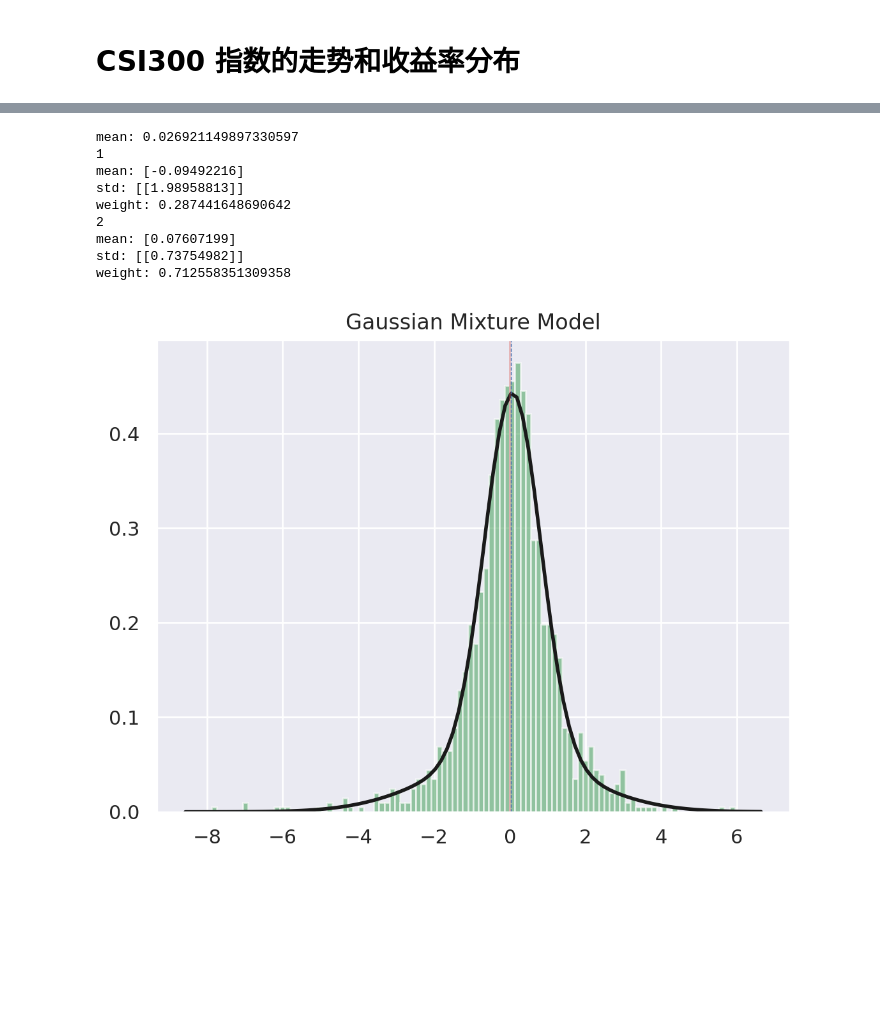
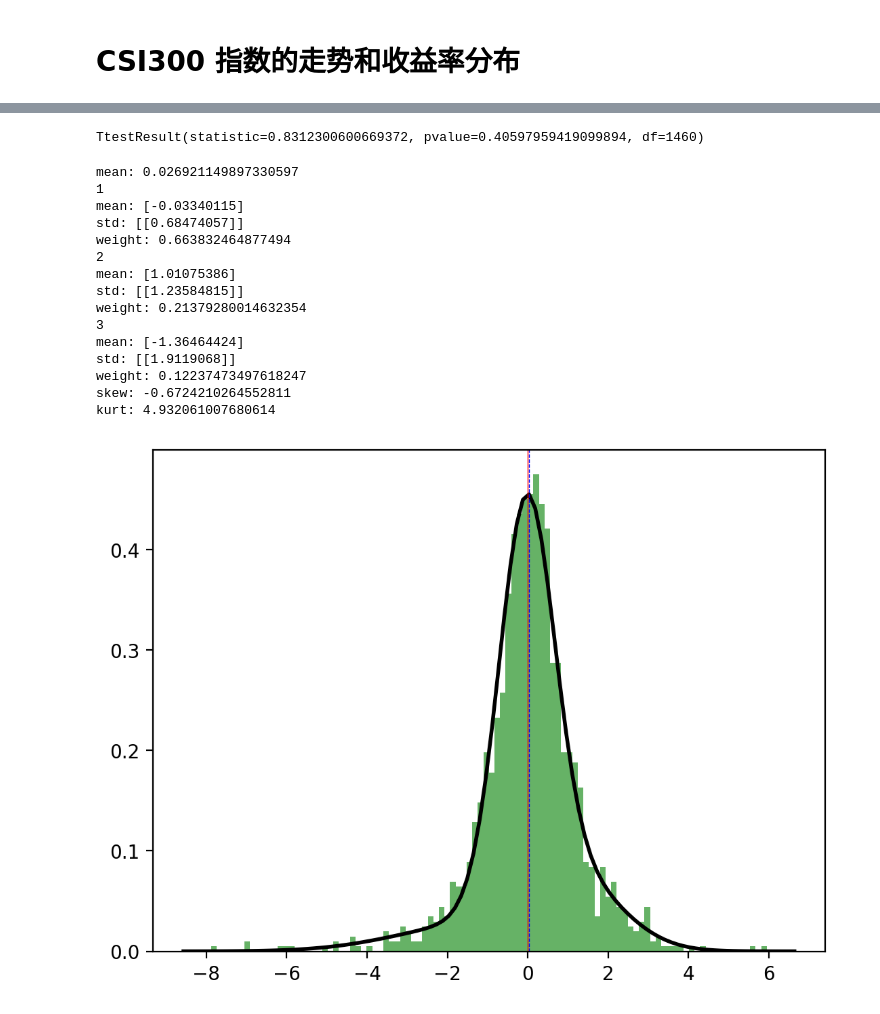
Before and after one commit to daniel620/DRL-for-QT, a Jupyter notebook: paper_use/datasets_vis.ipynb, the cells around one changed output, grey strips where cells are left out. Saved outputs shown, nothing was run; the diff lists cells and outputs as text; code cells hidden in the pictures; blank space fills up the shorter version.

```diff
--- a/paper_use/datasets_vis.ipynb
+++ b/paper_use/datasets_vis.ipynb
@@ -44,48 +226,59 @@ plt.show()
+# %%
+# t test 均值为0
+from scipy import stats
+stats.ttest_1samp(csi300_df['pct_chg'], 0)
+# %% [output]
+TtestResult(statistic=0.8312300600669372, pvalue=0.40597959419099894, df=1460)
 # %%
-# 拟合高斯混合分布
-from sklearn.mixture import GaussianMixture
+# t 检验收益率均值为0怎么办
+# 1. 假设收益率服从正态分布，用正态分布的均值和方差代替
+# 2. 假设收益率服从混合高斯分布，用混合高斯分布的均值和方差代替
 
-n_components = 2
-
-gmm = GaussianMixture(n_components=n_components, covariance_type='full').fit(csi300_df['pct_chg'].values.reshape(-1, 1))
+# 1. 假设收益率服从正态分布，用正态分布的均值和方差代替
 # 画图
 plt.hist(csi300_df['pct_chg'], bins=100, density=True, alpha=0.6, color='g')
 # 画拟合曲线
 xmin, xmax = plt.xlim()
 x = np.linspace(xmin, xmax, 100)
 p = gmm.score_samples(x.reshape(-1, 1))
 plt.plot(x, np.exp(p), 'k', linewidth=2)
 
 # 画x=0
 plt.axvline(x=0, color='r',linewidth=0.5)
 
 # 画收益率分布平均值
 plt.axvline(x=csi300_df['pct_chg'].mean(), color='b', linestyle='--',linewidth=0.5)
 print('mean:', csi300_df['pct_chg'].mean())
 # 输出两个混合分布参数
 for i in range(n_components):
     print(i+1)
     print('mean:', gmm.means_[i])
     print('std:', np.sqrt(gmm.covariances_[i]))
     print('weight:', gmm.weights_[i])
 
 # 分布参数作为注释, 居中显示
 # plt.annotate('1. mean: %.2f, std: %.2f, weight: %.2f \n2. mean: %.2f, std: %.2f, weight: %.2f' % \
 #              (gmm.means_[0], np.sqrt(gmm.covariances_[0]), gmm.weights_[0],gmm.means_[1]\
 #               , np.sqrt(gmm.covariances_[1]), gmm.weights_[1]), xy=(0.1, 0.85), xycoords='axes fraction')
 
-# 标题
-plt.title('Gaussian Mixture Model')
-
-plt.show()
+# 偏态
+print('skew:', csi300_df['pct_chg'].skew())
+# 峰度
+print('kurt:', csi300_df['pct_chg'].kurt())
 # %% [output]
 mean: 0.026921149897330597
 1
-mean: [-0.09492216]
-std: [[1.98958813]]
-weight: 0.287441648690642
+mean: [-0.03340115]
+std: [[0.68474057]]
+weight: 0.663832464877494
 2
-mean: [0.07607199]
-std: [[0.73754982]]
-weight: 0.712558351309358
+mean: [1.01075386]
+std: [[1.23584815]]
+weight: 0.21379280014632354
+3
+mean: [-1.36464424]
+std: [[1.9119068]]
+weight: 0.12237473497618247
+skew: -0.6724210264552811
+kurt: 4.932061007680614
-[figure, old version]
+[figure, new version]
```
Also changed, not shown: parts of 8 cells of this notebook, 7 other files.
